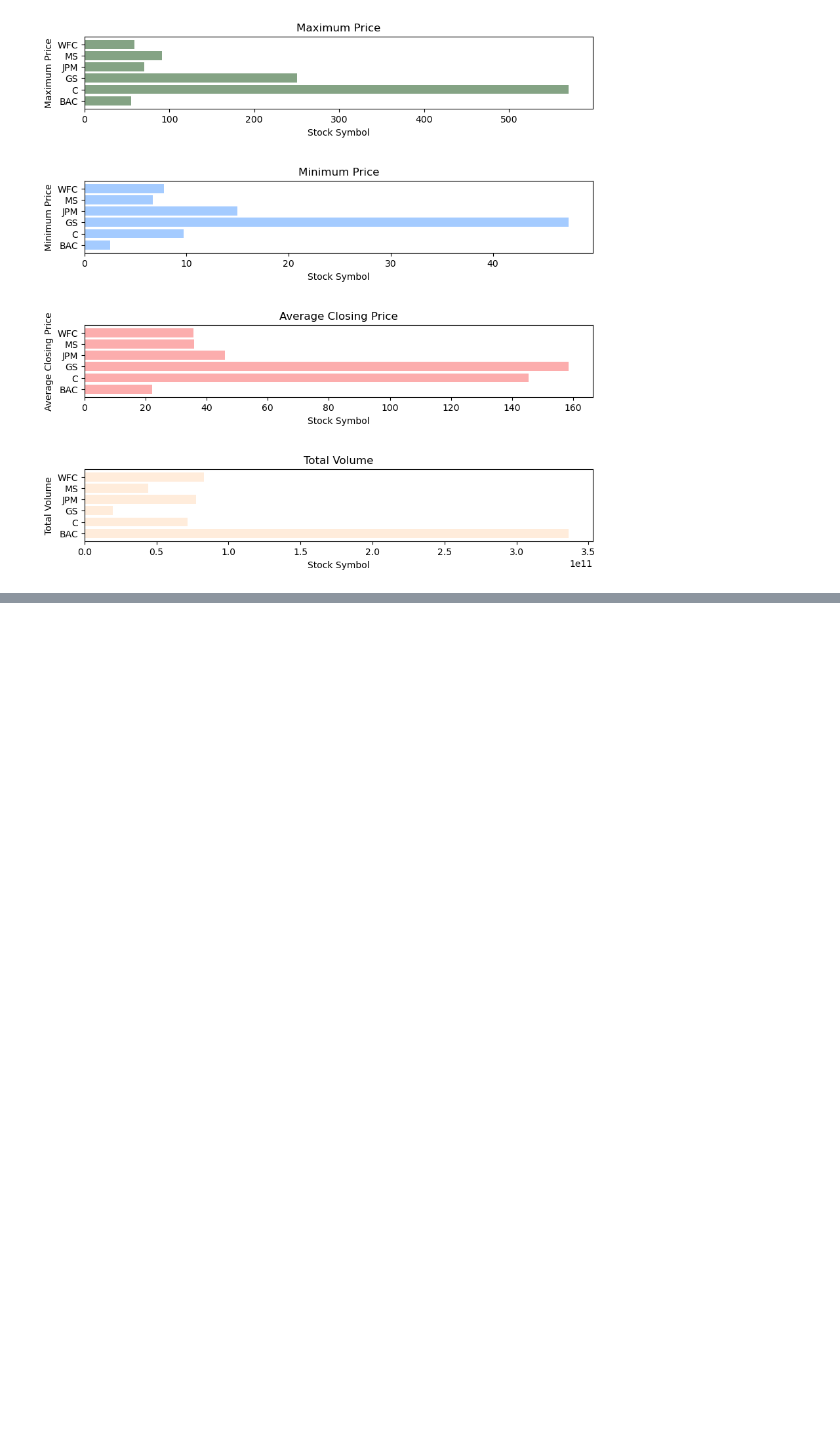
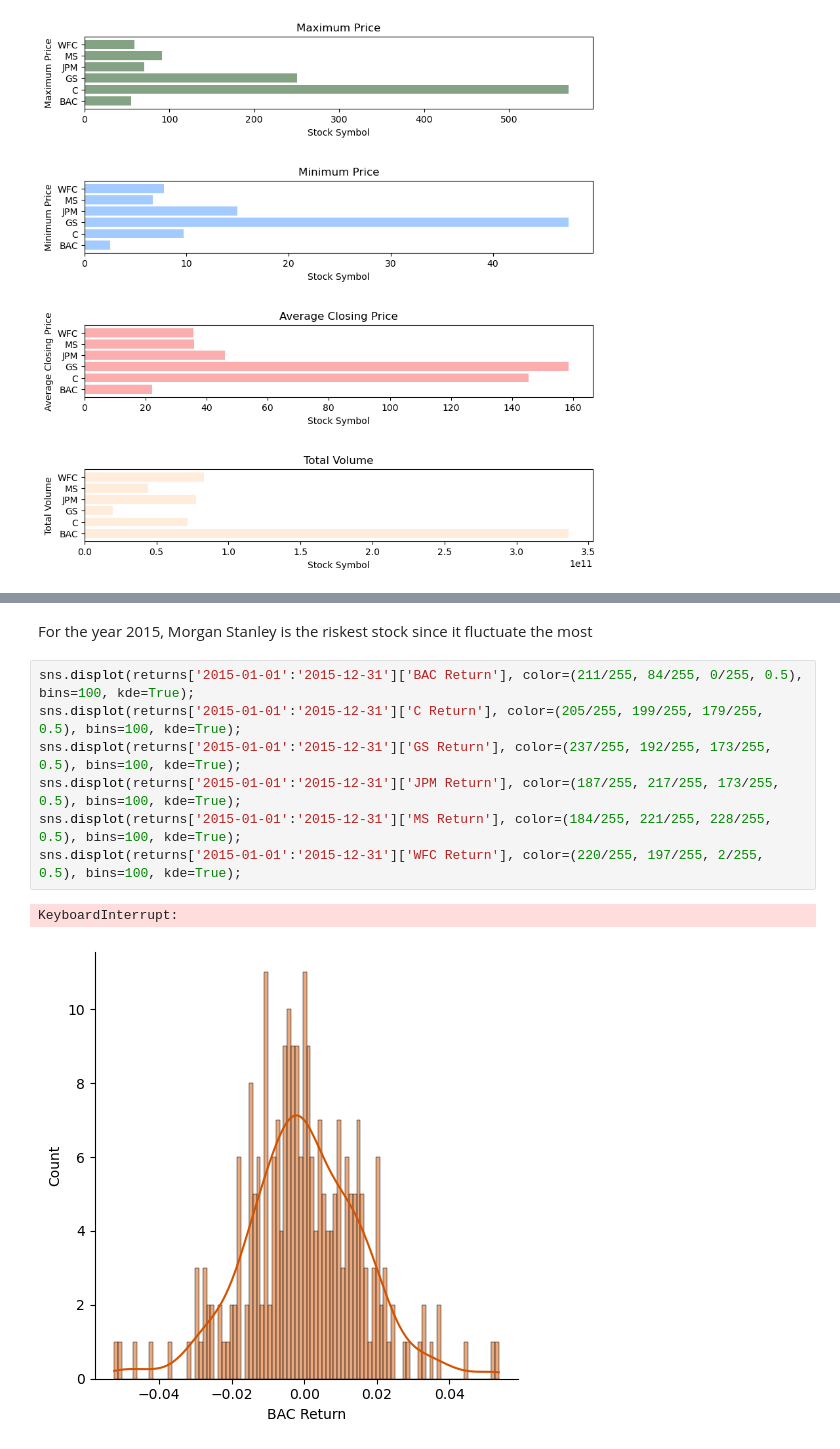
Before and after one commit to ziqiqiiii/EDA_banks_stock_prices, a Jupyter notebook: Finance_data_analysis_solution.ipynb, the cells around one changed output, grey strips where cells are left out. Cells and saved outputs as stored; diff of their text form; blank space fills up the shorter version.

```diff
--- a/Finance_data_analysis_solution.ipynb
+++ b/Finance_data_analysis_solution.ipynb
@@ -171,0 +274,12 @@ plot_graph(max_price, min_price, avg_price, t_volume)
+# %% [markdown]
+For the year 2015, Morgan Stanley is the riskest stock since it fluctuate the most
+# %%
+sns.displot(returns['2015-01-01':'2015-12-31']['BAC Return'], color=(211/255, 84/255, 0/255, 0.5), bins=100, kde=True);
+sns.displot(returns['2015-01-01':'2015-12-31']['C Return'], color=(205/255, 199/255, 179/255, 0.5), bins=100, kde=True);
+sns.displot(returns['2015-01-01':'2015-12-31']['GS Return'], color=(237/255, 192/255, 173/255, 0.5), bins=100, kde=True);
+sns.displot(returns['2015-01-01':'2015-12-31']['JPM Return'], color=(187/255, 217/255, 173/255, 0.5), bins=100, kde=True);
+sns.displot(returns['2015-01-01':'2015-12-31']['MS Return'], color=(184/255, 221/255, 228/255, 0.5), bins=100, kde=True);
+sns.displot(returns['2015-01-01':'2015-12-31']['WFC Return'], color=(220/255, 197/255, 2/255, 0.5), bins=100, kde=True);
+# %% [output]
+KeyboardInterrupt:
+[figure, added]
```
Also changed, not shown: parts of 18 cells of this notebook.
